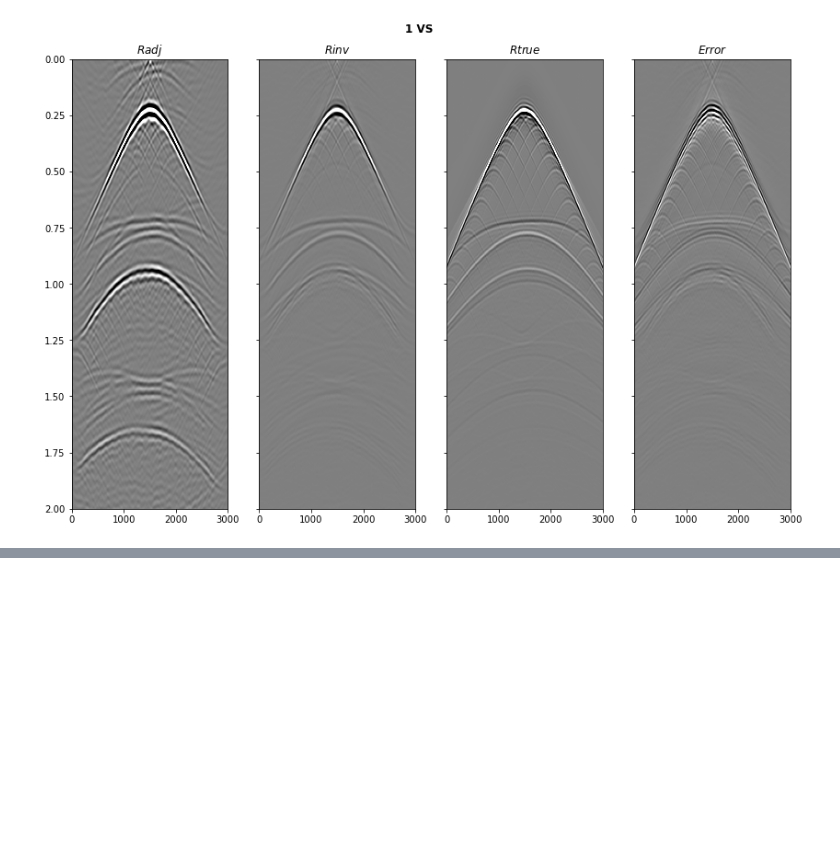
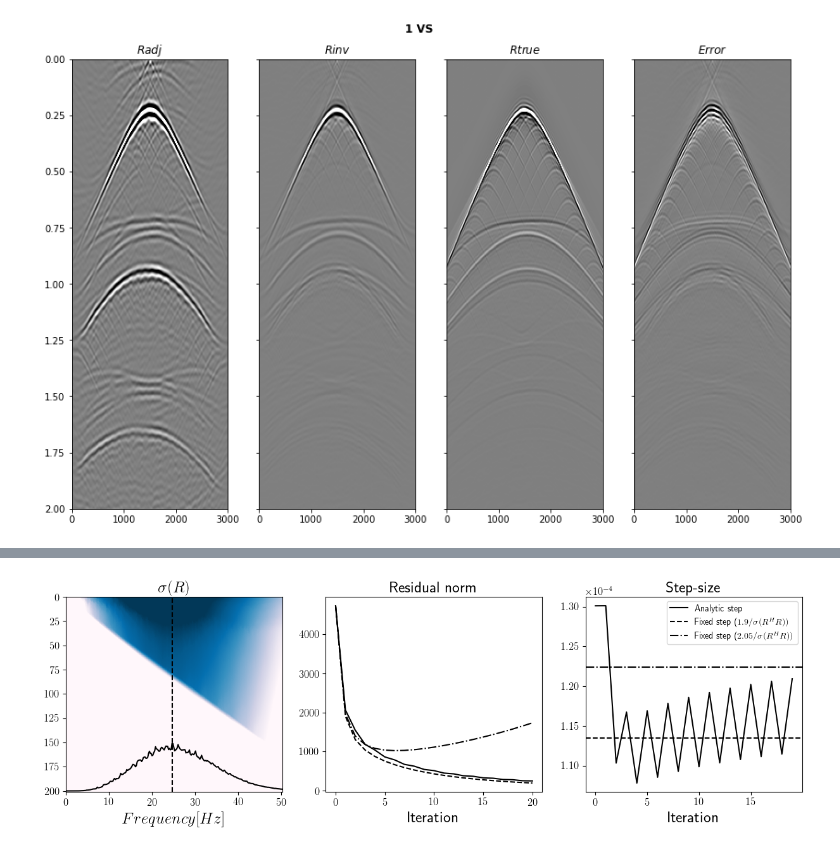
Before and after one commit to DIG-Kaust/MDD-StochasticSolvers, a Jupyter notebook: WavefieldSeparation-dipping_MDD_steepest_singlesource.ipynb, the cells around one changed output, grey strips where cells are left out. Saved outputs shown, nothing was run; the diff lists cells and outputs as text; code cells hidden in the pictures; blank space fills up the shorter version.

Commit message:
Updated notebook for papers

```diff
--- a/WavefieldSeparation-dipping_MDD_steepest_singlesource.ipynb
+++ b/WavefieldSeparation-dipping_MDD_steepest_singlesource.ipynb
@@ -43,3 +43,21 @@ from pylops.optimization.leastsquares  import *
 from pylops.optimization.sparsity  import *
 
 from steepest import *
+
+
+plt.style.use('default')  # seaborn-whitegrid, ggplot, bmh
+
+SMALL_SIZE = 10
+MEDIUM_SIZE = 12
+BIGGER_SIZE = 18
+
+plt.rc('text', usetex=True)
+
+plt.rc('font', size=BIGGER_SIZE)          # controls default text sizes
+plt.rc('axes', titlesize=BIGGER_SIZE)     # fontsize of the axes title
+plt.rc('axes', labelsize=BIGGER_SIZE)     # fontsize of the x and y labels
+plt.rc('xtick', labelsize=MEDIUM_SIZE)    # fontsize of the tick labels
+plt.rc('ytick', labelsize=MEDIUM_SIZE)    # fontsize of the tick labels
+plt.rc('legend', fontsize=SMALL_SIZE)     # legend fontsize
+plt.rc('figure', titlesize=BIGGER_SIZE)   # fontsize of the figure title
+plt.rc('font', weight='bold')  # fontsize of the figure title
@@ -386,3 +420,29 @@ axs[3].axis('tight')
 axs[3].set_ylim(2, 0);
 # %% [output]
 [figure]
+# %%
+f = FFTop.f2[:nfmax]
+ifmax = np.where(eigs==np.max(eigs))[0][0]
+wavspectrum = np.mean(np.abs(np.fft.fft(pup[ns//2], axis=0)), axis=1)[:nfmax]
+
+fig, axs = plt.subplots(1, 3, figsize=(15, 4))
+axs[0].imshow(np.log(eigs.T), cmap='PuBu', vmin=0, vmax=8, extent=(f[0], f[-1], nr, 0))
+axs[0].axvline(f[ifmax], color='k', linestyle='--')
+axs[0].plot(f, 200-4*wavspectrum, color='k')
+axs[0].set_title(r'$\sigma(R)$')
+axs[0].set_xlabel(r'$Frequency[Hz]$')
+axs[0].axis('tight')
+axs[1].plot(Rinv_res, 'k', label='Analytic step')
+axs[1].plot(Rinv_res1, '--k', label=r'Fixed step ($2.05 / \sigma(R^H R))$')
+axs[1].plot(Rinv_res2, '-.k', label=r'Fixed step ($1.9 / \sigma(R^H R))$')
+axs[1].set_title('Residual norm')
+axs[1].set_xlabel('Iteration')
+axs[2].plot(alphaana, 'k', label='Analytic step')
+axs[2].axhline(alphamax1, c='k', linestyle='--', label=r'Fixed step ($1.9 / \sigma(R^H R))$')
+axs[2].axhline(alphamax2, c='k', linestyle='-.', label=r'Fixed step ($2.05 / \sigma(R^H R))$')
+axs[2].ticklabel_format(axis='y', style='sci', scilimits=(-2, 2))
+axs[2].set_title('Step-size');
+axs[2].set_xlabel('Iteration')
+axs[2].legend();
+plt.savefig('Figs/Paper/Steepest_OBC.eps', dpi=150)
+# %% [output]
@@ -388,0 +451 @@ axs[3].set_ylim(2, 0);
+[figure, added]
```
Also changed, not shown: parts of 3 cells of this notebook, 3 other files.
